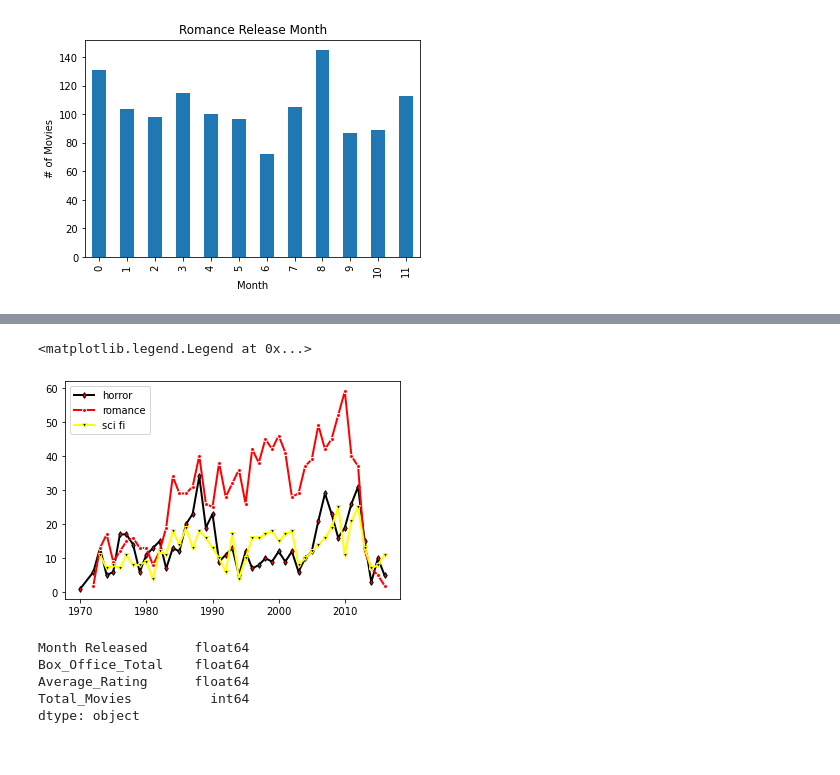
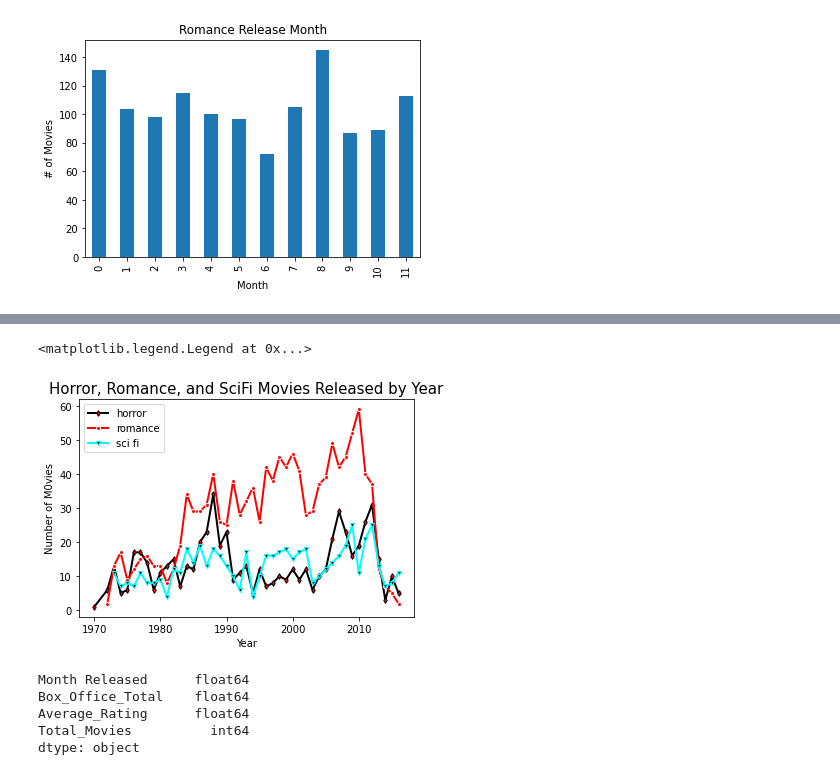
Before and after one commit to Lweston75/Project-One, a Jupyter notebook: movie_graphs.ipynb, the cells around one changed output, grey strips where cells are left out. Drawn from its saved outputs; the diff is of its cells as text; code cells hidden in the pictures.

```diff
--- a/movie_graphs.ipynb
+++ b/movie_graphs.ipynb
@@ -10,6 +10,7 @@ This is to import the csv
 # %%
 movie_csv = "movies.csv"
 movie_df = pd.read_csv(movie_csv, encoding = "ISO-8859-1")
+movie_df['Year'] = movie_df['Year'].astype(int)
 movie_df.head()
 # %% [output]
 |  | Const | Title | URL | Title Type | IMDb Rating | Runtime (mins) | Year | Genres | Num Votes | ... |
@@ -298,11 +323,15 @@ ValueError: x and y must have same first dimension, but have shapes (45,) and (4
 # %%
 plt.plot('Year','Total_Movies', data=yearly_horror, marker ='d', markerfacecolor ='red', markersize=4, color ='black', linewidth=2, label='horror')
 plt.plot('Year','Total_Movies', data=yearly_romance, marker = 'o', markeredgecolor='white', markersize =4, color = 'red', linewidth=2, label='romance')
-plt.plot('Year','Total_Movies', data=yearly_sciFi, marker ='v', markerfacecolor ='black', markersize =4, color ='yellow', linewidth=2, label='sci fi')
+plt.plot('Year','Total_Movies', data=yearly_sciFi, marker ='v', markerfacecolor ='black', markersize =4, color ='cyan', linewidth=2, label='sci fi')
+plt.title("Horror, Romance, and SciFi Movies Released by Year", fontsize=15)
+plt.ylabel("Number of M0vies", fontsize=10)
+plt.xlabel("Year", fontsize=10)
+plt.savefig('Figures/line_all_three_month.png')
 plt.legend()
 # %% [output]
 <matplotlib.legend.Legend at 0x...>
-[figure, old version]
+[figure, new version]
 # %%
 monthly_sciFi.dtypes
 # %% [output]
```
Also changed, not shown: parts of 35 cells of this notebook.
